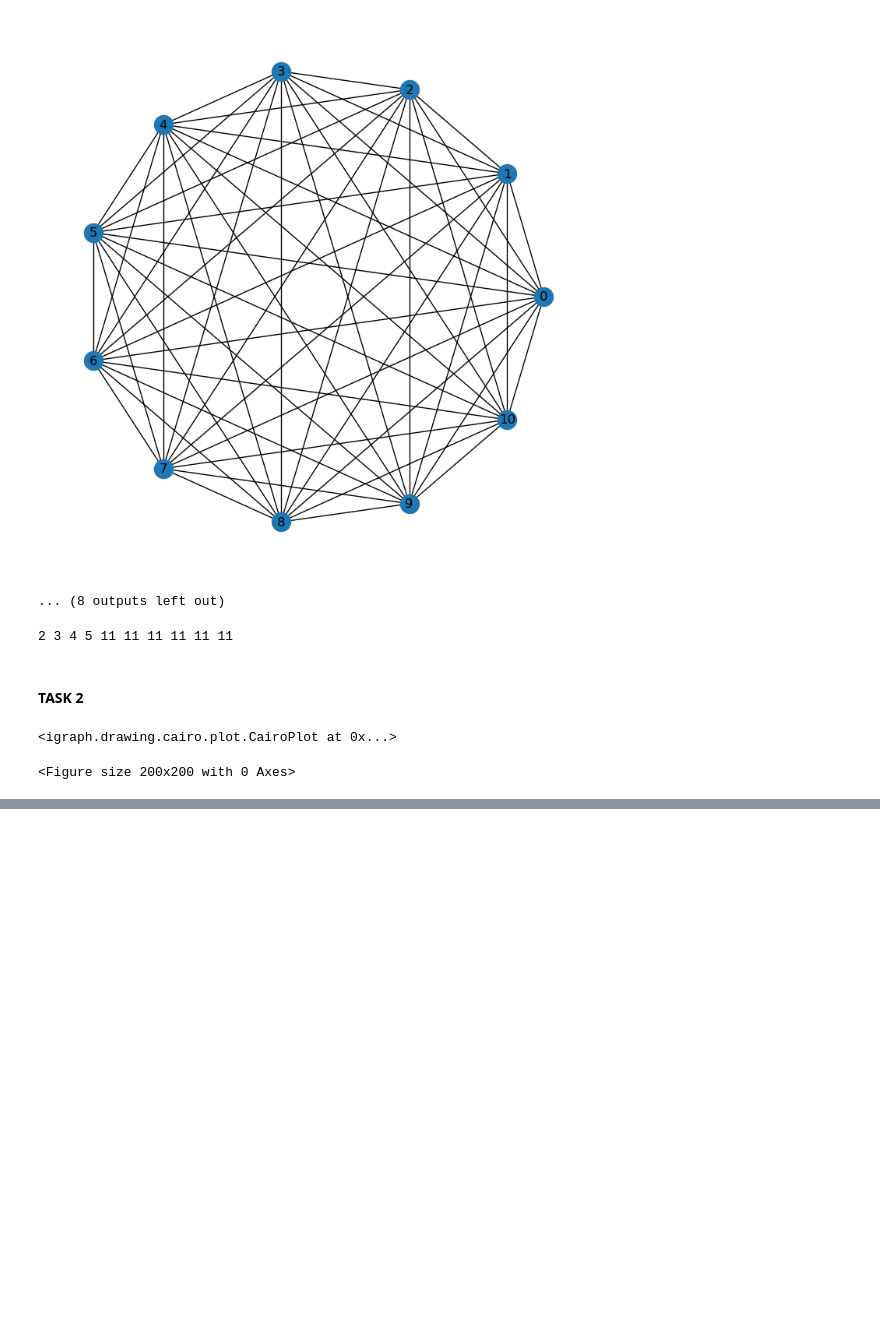
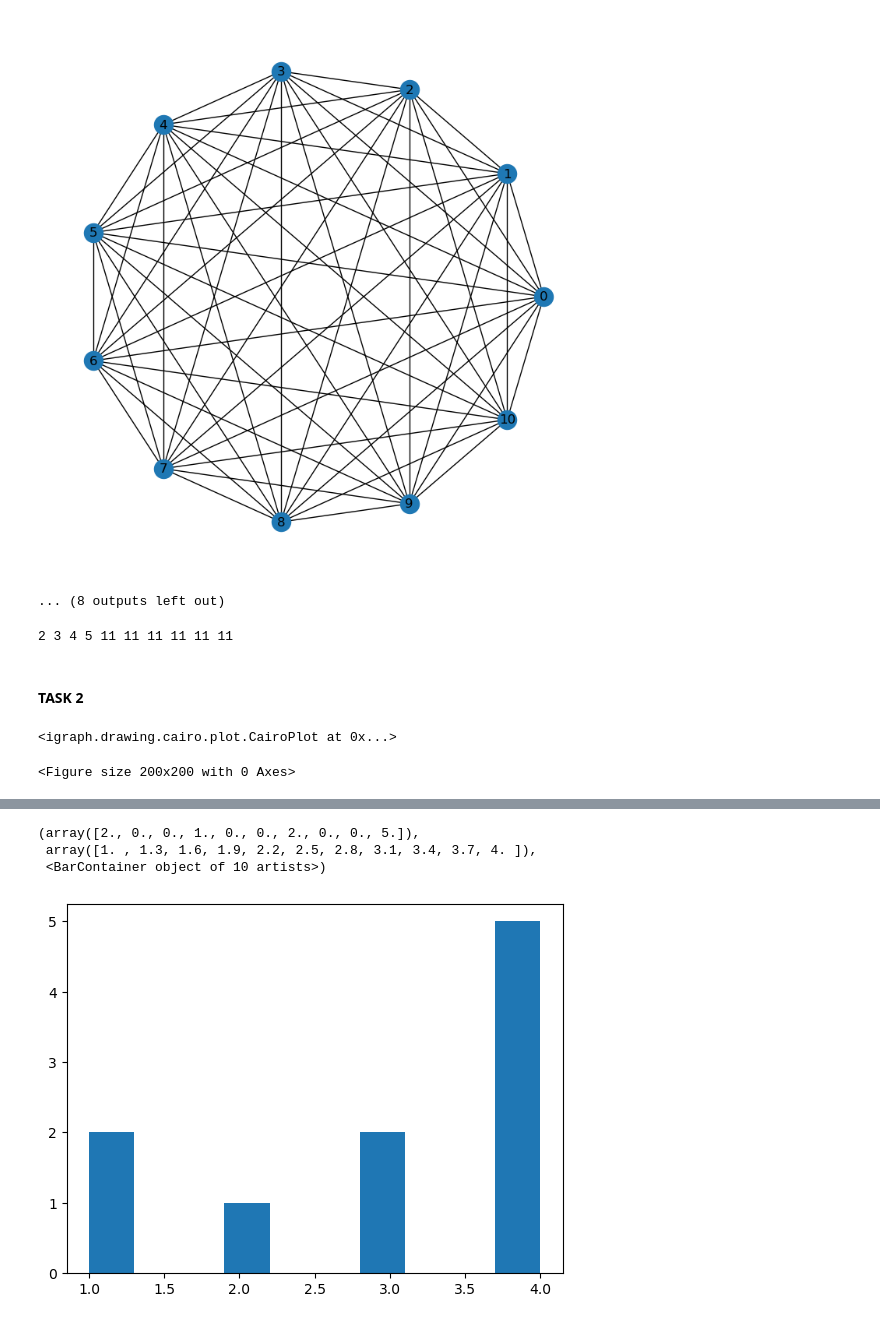
Before and after one commit to dmtrpolovnikov/network_analysis, a Jupyter notebook: practice_4.ipynb, the cells around one changed output, grey strips where cells are left out. Drawn from its saved outputs; the diff is of its cells as text; code cells hidden in the pictures; blank space fills up the shorter version.

```diff
--- a/practice_4.ipynb
+++ b/practice_4.ipynb
@@ -254,0 +364,8 @@ reduce(V_rhos, E_rhos, G_rhos)
+# %%
+# plot empirical distribution of degrees
+plt.hist(G.degree())
+# %% [output]
+(array([2., 0., 0., 1., 0., 0., 2., 0., 0., 5.]),
+ array([1. , 1.3, 1.6, 1.9, 2.2, 2.5, 2.8, 3.1, 3.4, 3.7, 4. ]),
+ <BarContainer object of 10 artists>)
+[figure, added]
```
Also changed, not shown: parts of 19 cells of this notebook, 1 other file.
